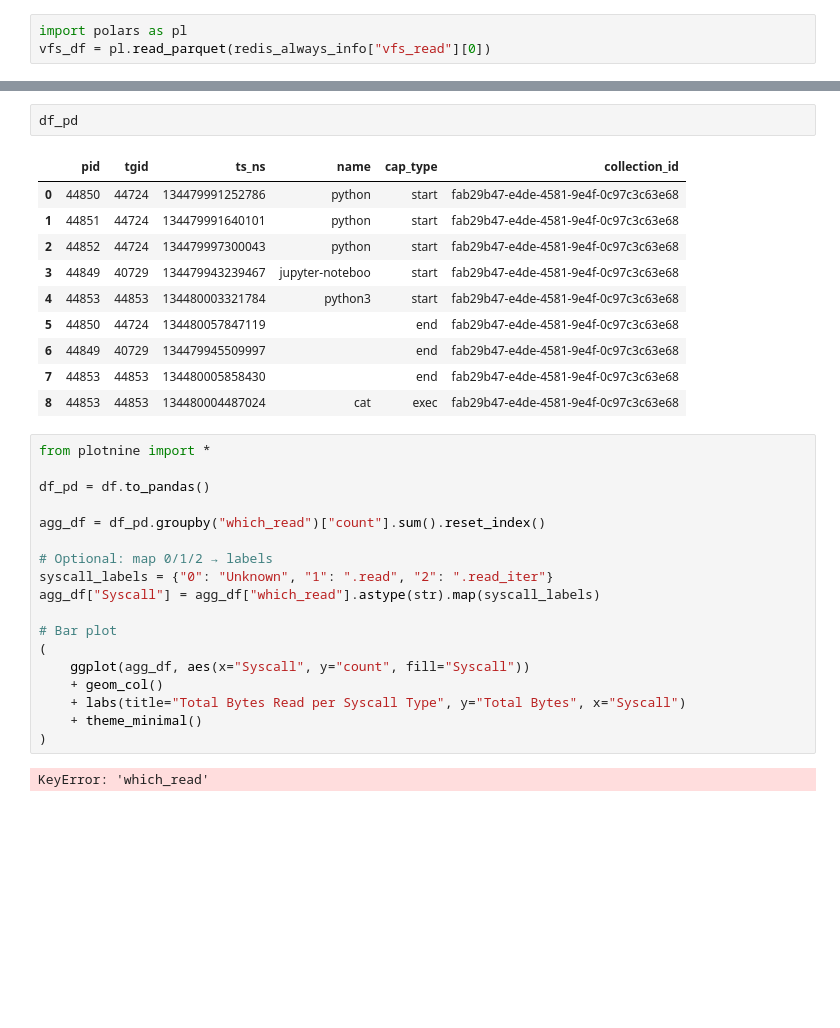
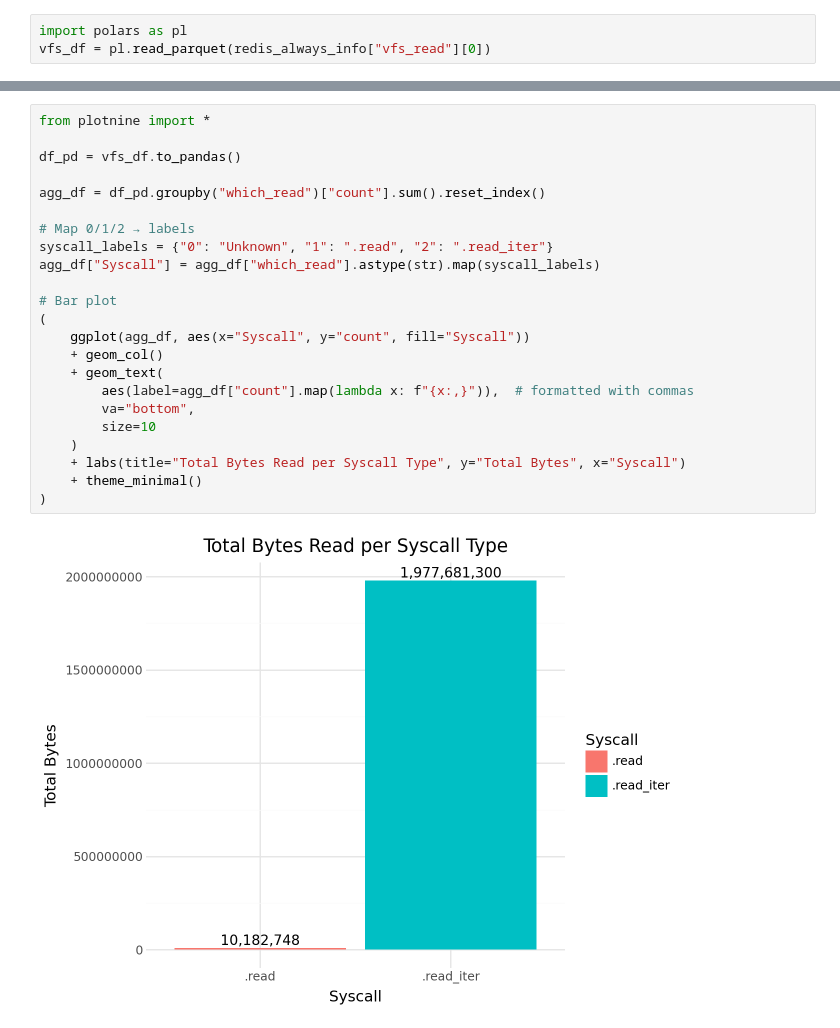
Before and after one commit to dhruvgoyalsjc/KernMLOps, a Jupyter notebook: tutorial.ipynb, the cells around one changed output, grey strips where cells are left out. Cells and saved outputs as stored; diff of their text form; blank space fills up the shorter version.

```diff
--- a/tutorial.ipynb
+++ b/tutorial.ipynb
@@ -370,34 +402,26 @@ plot_vfs_read_over_time(vfs_df, title="Read Sizes Over Time (Redis)")
-# %%
-df_pd
-# %% [output]
-|  | pid | tgid | ts_ns | name | cap_type | collection_id |
-| 0 | 44850 | 44724 | 134479991252786 | python | start | fab29b47-e4de-4581-9e4f-0c97c3c63e68 |
-| 1 | 44851 | 44724 | 134479991640101 | python | start | fab29b47-e4de-4581-9e4f-0c97c3c63e68 |
-| 2 | 44852 | 44724 | 134479997300043 | python | start | fab29b47-e4de-4581-9e4f-0c97c3c63e68 |
-| 3 | 44849 | 40729 | 134479943239467 | jupyter-noteboo | start | fab29b47-e4de-4581-9e4f-0c97c3c63e68 |
-| 4 | 44853 | 44853 | 134480003321784 | python3 | start | fab29b47-e4de-4581-9e4f-0c97c3c63e68 |
-| 5 | 44850 | 44724 | 134480057847119 |  | end | fab29b47-e4de-4581-9e4f-0c97c3c63e68 |
-| 6 | 44849 | 40729 | 134479945509997 |  | end | fab29b47-e4de-4581-9e4f-0c97c3c63e68 |
-| 7 | 44853 | 44853 | 134480005858430 |  | end | fab29b47-e4de-4581-9e4f-0c97c3c63e68 |
-| 8 | 44853 | 44853 | 134480004487024 | cat | exec | fab29b47-e4de-4581-9e4f-0c97c3c63e68 |
 # %%
 from plotnine import *
 
-df_pd = df.to_pandas()
+df_pd = vfs_df.to_pandas()
 
 agg_df = df_pd.groupby("which_read")["count"].sum().reset_index()
 
-# Optional: map 0/1/2 → labels
+# Map 0/1/2 → labels
 syscall_labels = {"0": "Unknown", "1": ".read", "2": ".read_iter"}
 agg_df["Syscall"] = agg_df["which_read"].astype(str).map(syscall_labels)
 
 # Bar plot
 (
     ggplot(agg_df, aes(x="Syscall", y="count", fill="Syscall"))
     + geom_col()
+    + geom_text(
+        aes(label=agg_df["count"].map(lambda x: f"{x:,}")),  # formatted with commas
+        va="bottom",
+        size=10
+    )
     + labs(title="Total Bytes Read per Syscall Type", y="Total Bytes", x="Syscall")
     + theme_minimal()
 )
 # %% [output]
-KeyError: 'which_read'
+[figure, added]
 # %%
```
Also changed, not shown: parts of 22 cells of this notebook, 12 other files.
